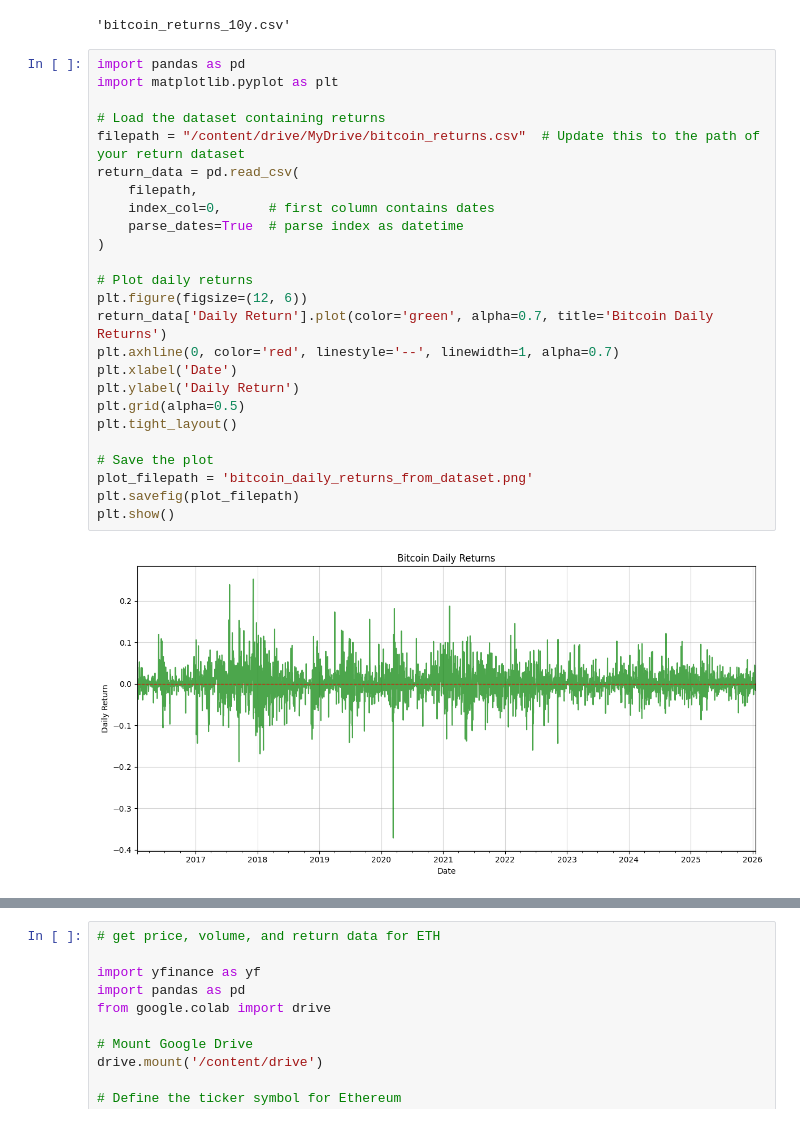
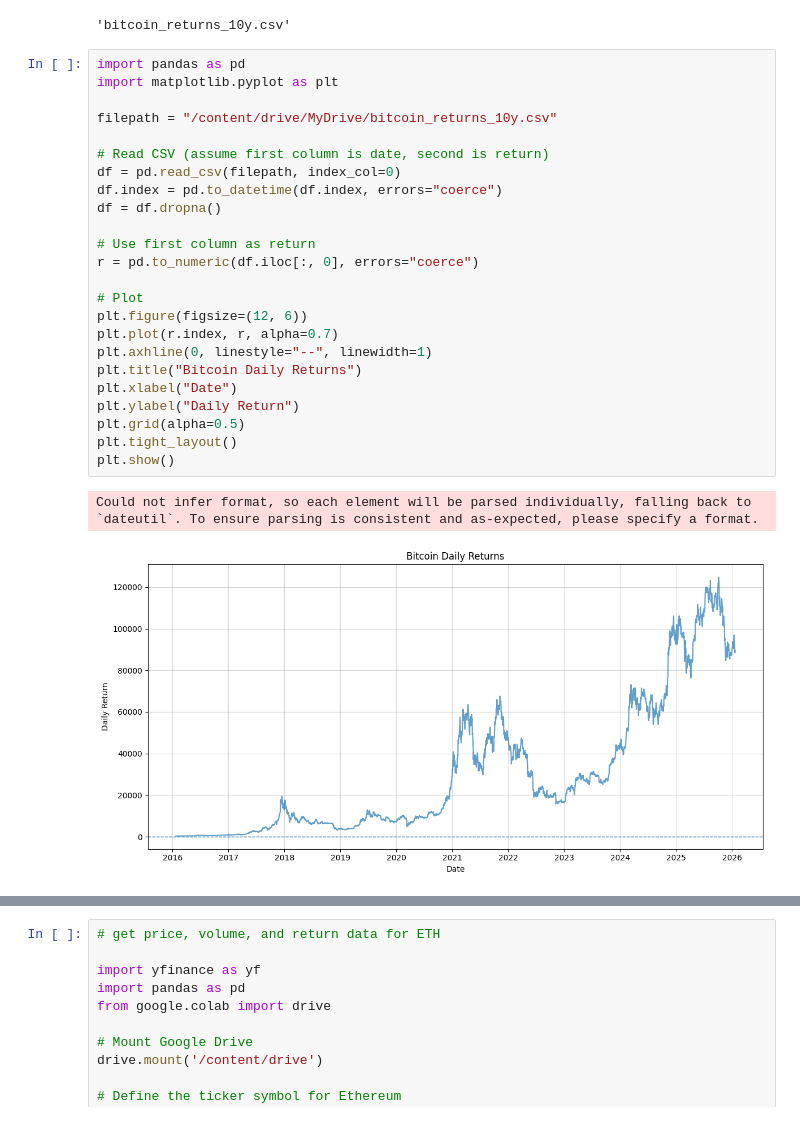
Before and after one commit to tongnet/fin7047_2026spr, a Jupyter notebook: lec3_crypto.ipynb, the cells around one changed output, grey strips where cells are left out. Cells and saved outputs as stored; diff of their text form.

```diff
--- a/lec3_crypto.ipynb
+++ b/lec3_crypto.ipynb
@@ -210,27 +212,27 @@ saved to /content/drive/MyDrive/bitcoin_returns_10y.csv
 # %%
 import pandas as pd
 import matplotlib.pyplot as plt
 
-# Load the dataset containing returns
-filepath = "/content/drive/MyDrive/bitcoin_returns.csv"  # Update this to the path of your return dataset
-return_data = pd.read_csv(
-    filepath,
-    index_col=0,      # first column contains dates
-    parse_dates=True  # parse index as datetime
-)
+filepath = "/content/drive/MyDrive/bitcoin_returns_10y.csv"
 
-# Plot daily returns
+# Read CSV (assume first column is date, second is return)
+df = pd.read_csv(filepath, index_col=0)
+df.index = pd.to_datetime(df.index, errors="coerce")
+df = df.dropna()
+
+# Use first column as return
+r = pd.to_numeric(df.iloc[:, 0], errors="coerce")
+
+# Plot
 plt.figure(figsize=(12, 6))
-return_data['Daily Return'].plot(color='green', alpha=0.7, title='Bitcoin Daily Returns')
-plt.axhline(0, color='red', linestyle='--', linewidth=1, alpha=0.7)
-plt.xlabel('Date')
-plt.ylabel('Daily Return')
+plt.plot(r.index, r, alpha=0.7)
+plt.axhline(0, linestyle="--", linewidth=1)
+plt.title("Bitcoin Daily Returns")
+plt.xlabel("Date")
+plt.ylabel("Daily Return")
 plt.grid(alpha=0.5)
 plt.tight_layout()
-
-# Save the plot
-plot_filepath = 'bitcoin_daily_returns_from_dataset.png'
-plt.savefig(plot_filepath)
 plt.show()
 # %% [output]
+Could not infer format, so each element will be parsed individually, falling back to `dateutil`. To ensure parsing is consistent and as-expected, please specify a format.
-[figure, old version]
+[figure, new version]
```
Also changed, not shown: parts of 8 cells of this notebook.
